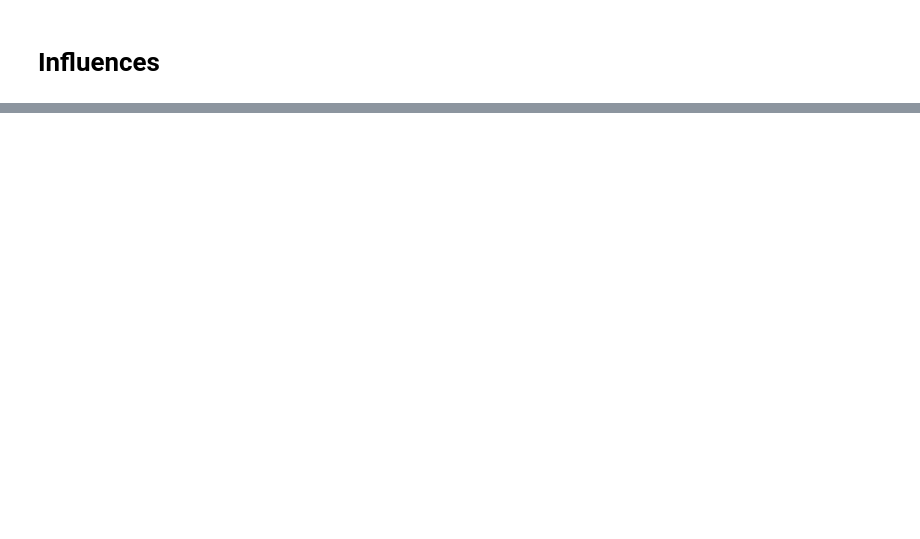
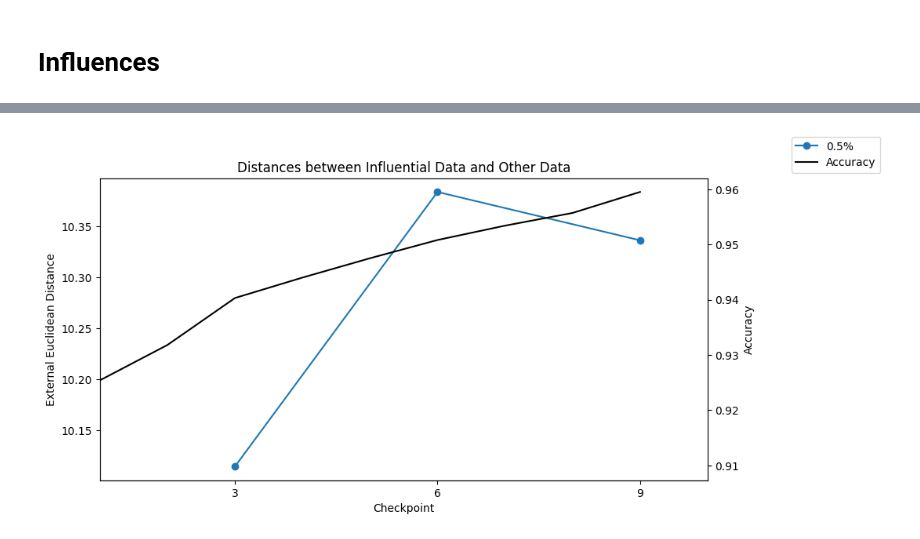
Before and after one commit to Rachelcoll/EULoInf, a Jupyter notebook: noteboooks/01_nn_models.ipynb, the cells around one changed output, grey strips where cells are left out. Saved outputs shown, nothing was run; the diff lists cells and outputs as text; code cells hidden in the pictures; blank space fills up the shorter version.

```diff
--- a/noteboooks/01_nn_models.ipynb
+++ b/noteboooks/01_nn_models.ipynb
@@ -172,0 +193,22 @@ plt.show()
+# %%
+p = 0.01
+# Select (1) random 1% training data; (2) last 1% influential data; (3) rest 99% data
+def random_p_data(checkpoint_influences, train_dataset, num_data, p=0.01):
+    checkpoints_data = []
+    for _ in tqdm(checkpoint_influences):
+        num_select = int(p * num_data)
+        random_data = random.sample(list(train_dataset), num_select)
+        checkpoints_data.append(random_data)
+    return checkpoints_data
+
+def rest_data(ckpt_influences, inf_num, train_dataset):
+    ckpt_imgs = []
+    for _, influences in enumerate(ckpt_influences):
+        sorted_influences = torch.argsort(torch.from_numpy(influences), descending=True)
+        rest_indexes = sorted_influences[inf_num:]
+        top_influential_train_data = [train_dataset[index] for index in rest_indexes]
+        imgs = []
+        for i, (img, label) in enumerate(top_influential_train_data):
+            imgs.append(np.array(img))
+        ckpt_imgs.append(imgs)
+    return ckpt_imgs
@@ -172,0 +262,25 @@ plt.show()
+# %%
+# Euclidean distance from influential points to other points
+p = 0.005
+
+fig, ax1 = plt.subplots(figsize=(10, 5))
+ax1.set_xlim(min(x_vals), max(x_vals))
+plt.title("Distances between Influential Data and Other Data")
+distances = []
+for i in range(len(checkpoint_labels)):
+    inf_imgs = np.array([img[0] for img in mnist_ckpt_imgs[i]])
+    rand_imgs = np.array([img[0] for img in random_data[i]])
+    mean_dist = calc_external_dist(inf_imgs, rand_imgs)
+    distances.append(mean_dist)
+
+ax1.plot(checkpoint_labels, distances, 'o-', label=f"{p*100}%")
+ax1.set_xlabel("Checkpoint")
+ax1.set_ylabel("External Euclidean Distance")
+ax1.set_xticks(checkpoint_labels)
+ax2 = ax1.twinx()
+ax2.set_ylabel("Accuracy")
+ax2.plot(accuracies, label="Accuracy", color='k')
+fig.legend(loc='upper left', bbox_to_anchor=(1,1))
+plt.show()
+# %% [output]
+[figure, added]
```
Also changed, not shown: parts of 21 cells of this notebook, 3 other files.
